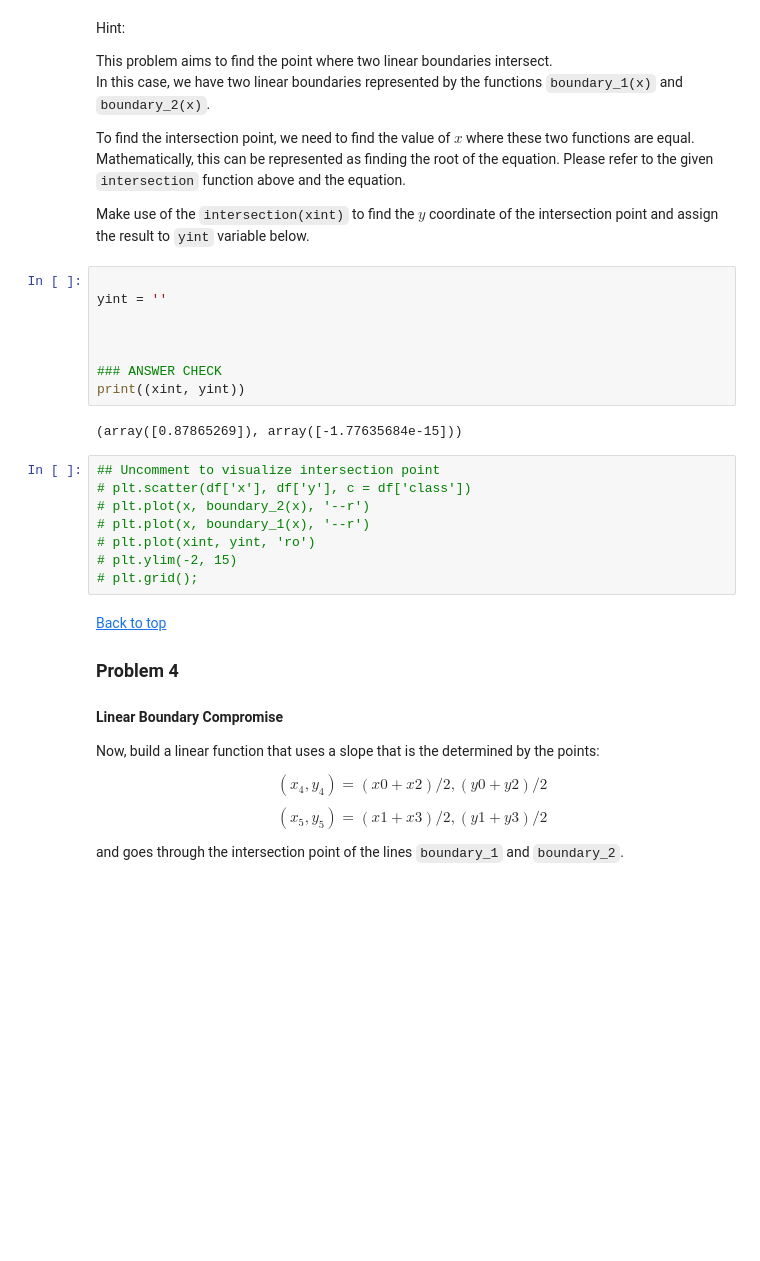
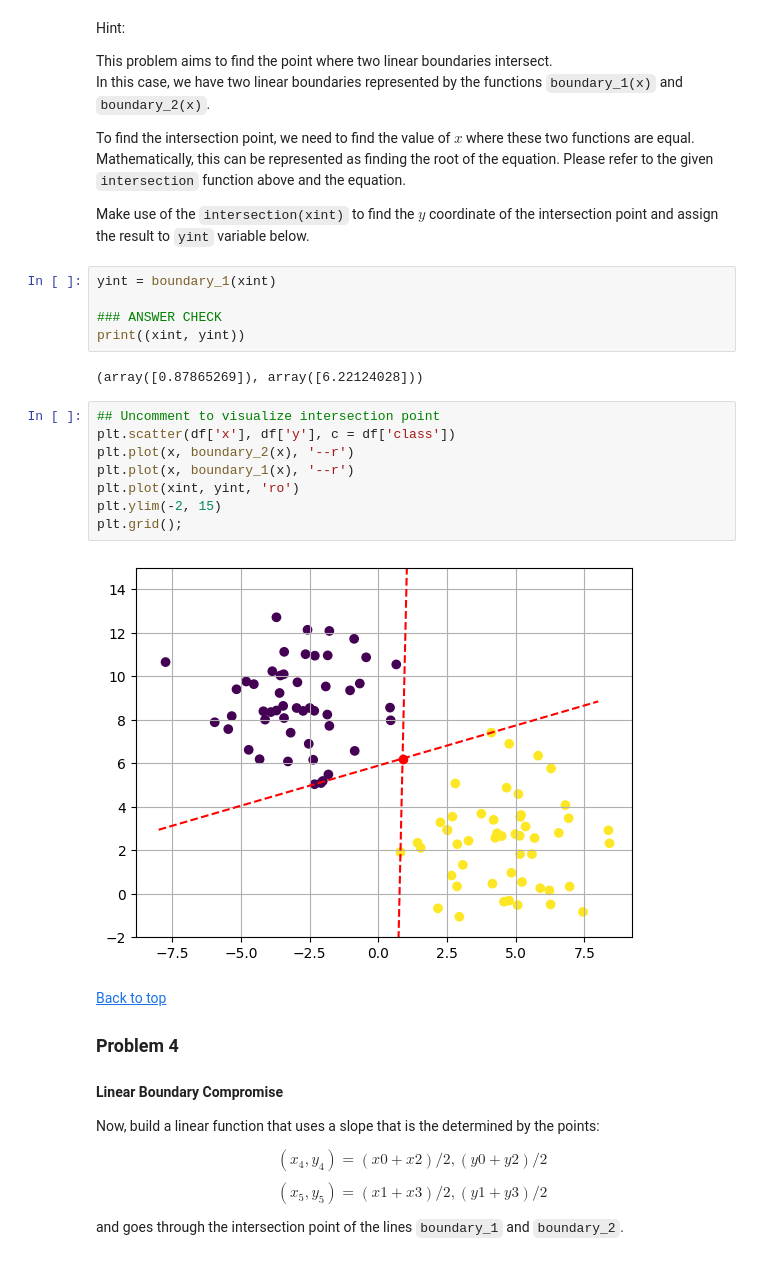
Before and after one commit to Subroy1/MSAI_AllPracticeModules, a Jupyter notebook: Module 16/colab_activity16_5.ipynb, the cells around one changed output. Drawn from its saved outputs; the diff is of its cells as text; blank space fills up the shorter version.

```diff
--- a/Module 16/colab_activity16_5.ipynb
+++ b/Module 16/colab_activity16_5.ipynb
@@ -257,23 +258,22 @@ To find the intersection point, we need to find the value of $x$ where these two
 
 Make use of the `intersection(xint)` to find the $y$ coordinate of the intersection point and assign the result to `yint` variable below.
 # %%
-
-yint = ''
-
-
+yint = boundary_1(xint)
 
 ### ANSWER CHECK
 print((xint, yint))
 # %% [output]
-(array([0.87865269]), array([-1.77635684e-15]))
+(array([0.87865269]), array([6.22124028]))
 # %%
 ## Uncomment to visualize intersection point
-# plt.scatter(df['x'], df['y'], c = df['class'])
-# plt.plot(x, boundary_2(x), '--r')
-# plt.plot(x, boundary_1(x), '--r')
-# plt.plot(xint, yint, 'ro')
-# plt.ylim(-2, 15)
-# plt.grid();
+plt.scatter(df['x'], df['y'], c = df['class'])
+plt.plot(x, boundary_2(x), '--r')
+plt.plot(x, boundary_1(x), '--r')
+plt.plot(xint, yint, 'ro')
+plt.ylim(-2, 15)
+plt.grid();
+# %% [output]
+[figure, added]
 # %% [markdown]
 [Back to top](#-Index)
 
```
Also changed, not shown: parts of 6 cells of this notebook.
